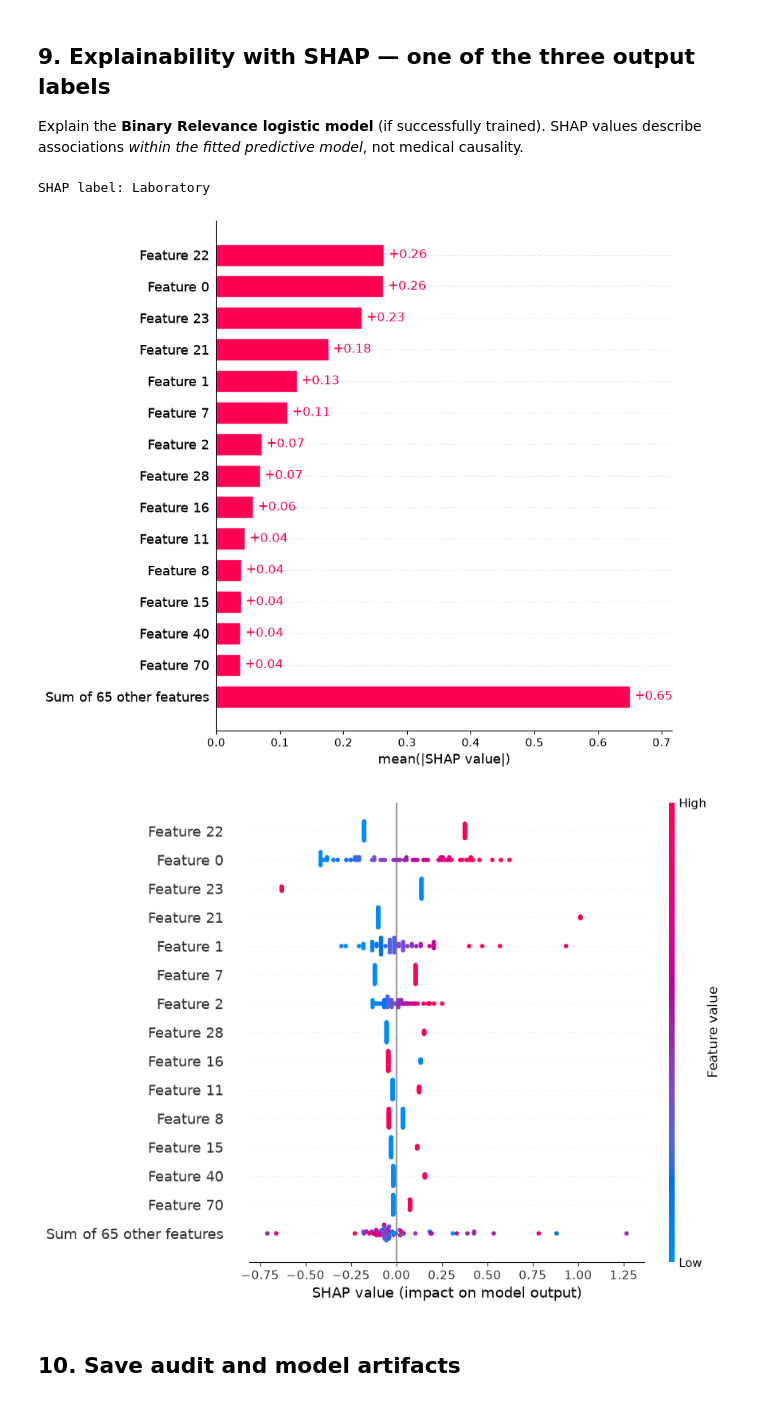
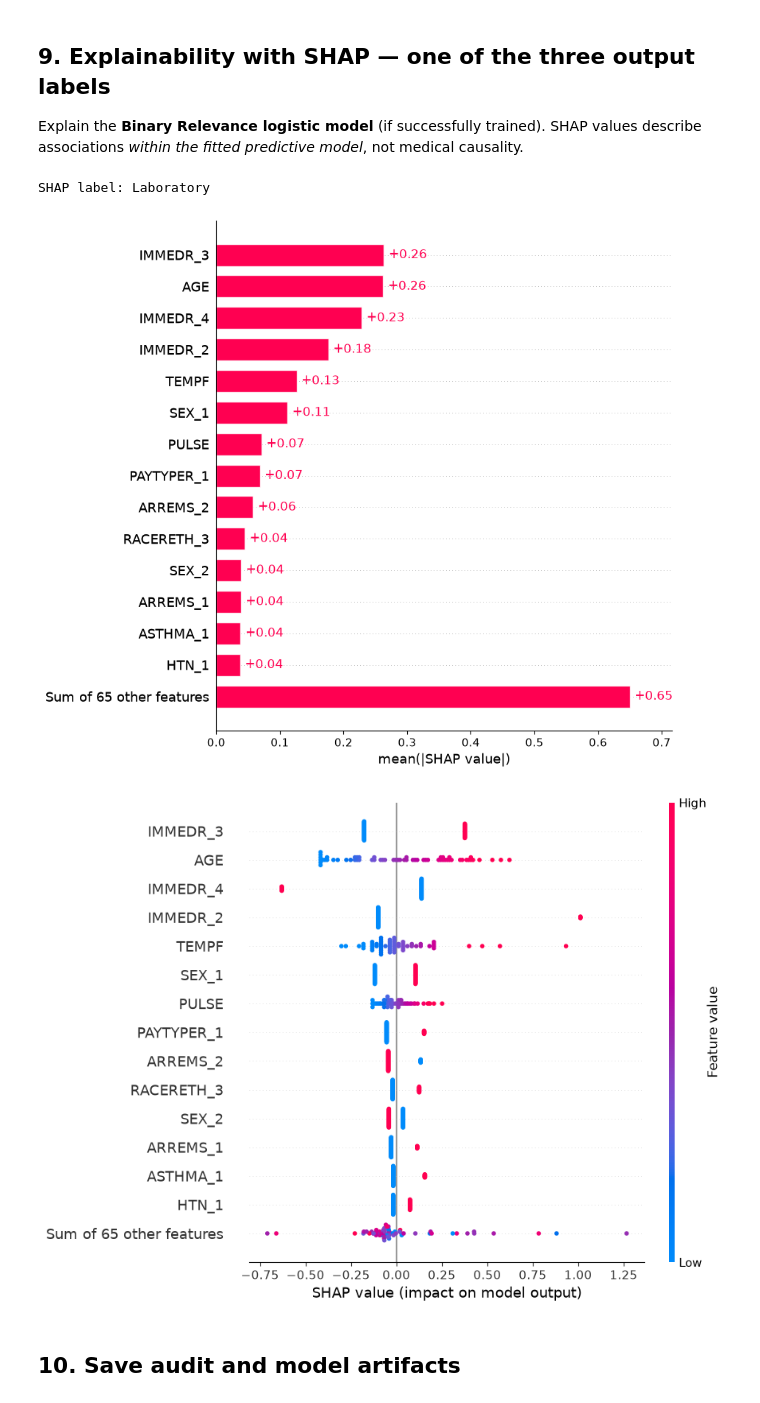
Before and after one commit to finesaaa/ed-multilabel-prediction, a Jupyter notebook: benchmark.ipynb, the cells around one changed output. Drawn from its saved outputs; the diff is of its cells as text; code cells hidden in the pictures.

Commit message:
fix: shap using column names

```diff
--- a/benchmark.ipynb
+++ b/benchmark.ipynb
@@ -672,25 +737,28 @@ Explain the **Binary Relevance logistic model** (if successfully trained). SHAP
 # %%
 import shap
 if 'Binary Relevance' not in fitted:
     print('Binary Relevance unavailable; skip SHAP.')
 else:
     model=fitted['Binary Relevance']
     LABEL_TO_EXPLAIN=Y.columns[0]
     idx=list(Y.columns).index(LABEL_TO_EXPLAIN)
     estimator=model.estimators_[idx]
-    feature_names=pre.get_feature_names_out()
-    # linear logistic coefficients can be explained with SHAP LinearExplainer
-    background=Xtr[:min(100,len(Xtr))]
-    sample=Xte[:min(60,len(Xte))]
+    # Keep names from the fitted preprocessor so SHAP does not show generic
+    # feature indices. One-hot columns appear as e.g. SEX_1 or IMMEDR_3.
+    feature_names=[name.replace('num__','').replace('cat__','')
+                   for name in pre.get_feature_names_out()]
+    # Linear logistic coefficients can be explained with SHAP LinearExplainer.
+    background=pd.DataFrame(Xtr[:min(100,len(Xtr))], columns=feature_names)
+    sample=pd.DataFrame(Xte[:min(60,len(Xte))], columns=feature_names)
     explainer=shap.LinearExplainer(estimator,background)
     values=explainer(sample)
     print('SHAP label:',LABEL_TO_EXPLAIN)
     shap.plots.bar(values,max_display=15,show=True)
     shap.plots.beeswarm(values,max_display=15,show=True)
 # %% [output]
 SHAP label: Laboratory
-[figure, old version]
+[figure, new version]
-[figure, old version]
+[figure, new version]
 # %% [markdown]
 ## 10. Save audit and model artifacts
 # %%
```
Also changed, not shown: parts of 4 cells of this notebook, 1 other file.
